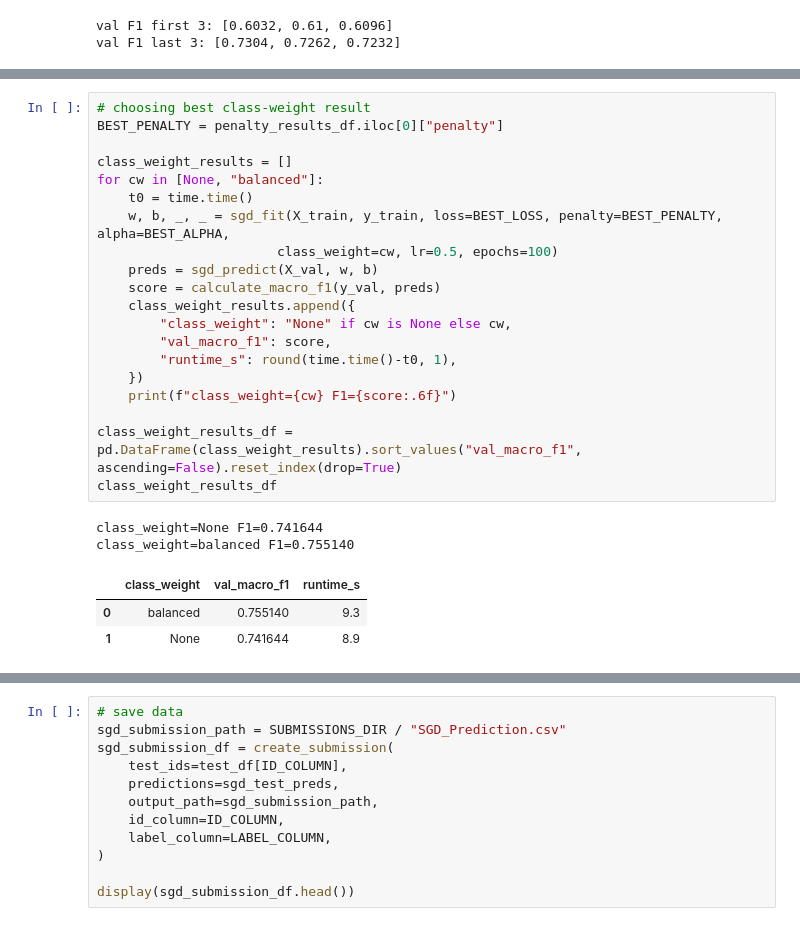
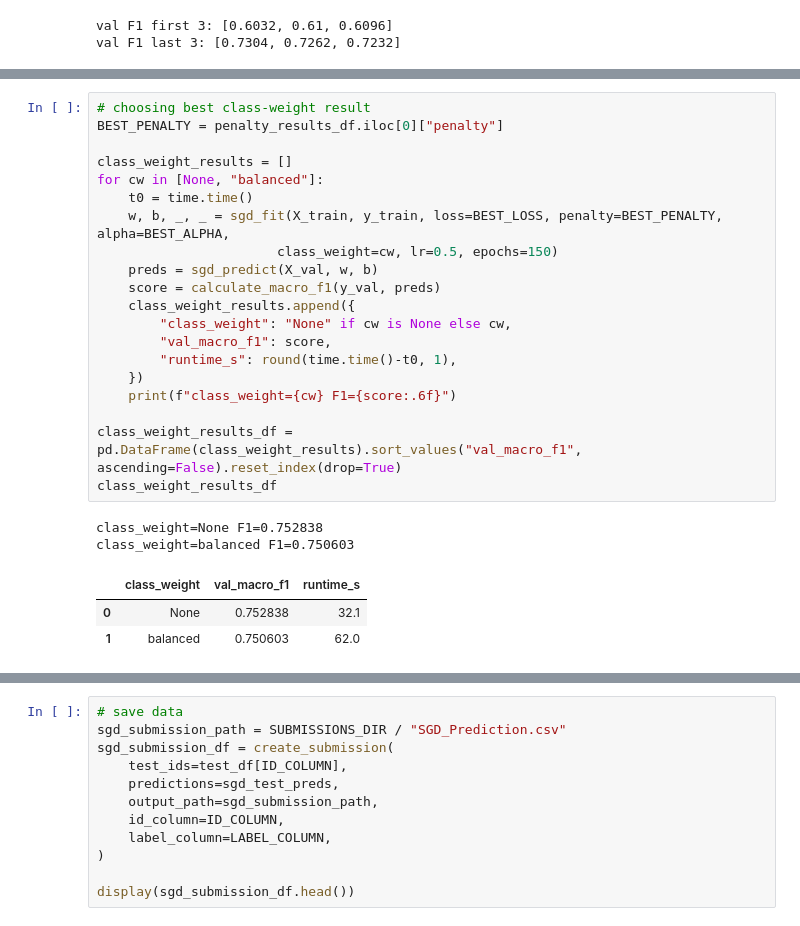
Before and after one commit to lav-22/TheHomiesML, a Jupyter notebook: notebooks/sgd_nb_from_scratch.ipynb, the cells around one changed output, grey strips where cells are left out. Saved outputs shown, nothing was run; the diff lists cells and outputs as text.

```diff
--- a/notebooks/sgd_nb_from_scratch.ipynb
+++ b/notebooks/sgd_nb_from_scratch.ipynb
@@ -411,29 +435,29 @@ penalty=elasticnet   F1=0.755140
 # %%
 # choosing best class-weight result
 BEST_PENALTY = penalty_results_df.iloc[0]["penalty"]
 
 class_weight_results = []
 for cw in [None, "balanced"]:
     t0 = time.time()
     w, b, _, _ = sgd_fit(X_train, y_train, loss=BEST_LOSS, penalty=BEST_PENALTY, alpha=BEST_ALPHA,
-                       class_weight=cw, lr=0.5, epochs=100)
+                       class_weight=cw, lr=0.5, epochs=150)
     preds = sgd_predict(X_val, w, b)
     score = calculate_macro_f1(y_val, preds)
     class_weight_results.append({
         "class_weight": "None" if cw is None else cw,
         "val_macro_f1": score,
         "runtime_s": round(time.time()-t0, 1),
     })
     print(f"class_weight={cw} F1={score:.6f}")
 
 class_weight_results_df = pd.DataFrame(class_weight_results).sort_values("val_macro_f1", ascending=False).reset_index(drop=True)
 class_weight_results_df
 # %% [output]
-class_weight=None F1=0.741644
-class_weight=balanced F1=0.755140
+class_weight=None F1=0.752838
+class_weight=balanced F1=0.750603
 |  | class_weight | val_macro_f1 | runtime_s |
-| 0 | balanced | 0.755140 | 9.3 |
-| 1 | None | 0.741644 | 8.9 |
+| 0 | None | 0.752838 | 32.1 |
+| 1 | balanced | 0.750603 | 62.0 |
 # %%
 # build model using best parameters
 BEST_CLASS_WEIGHT = class_weight_results_df.iloc[0]["class_weight"]
```
Also changed, not shown: parts of 9 cells of this notebook, 1 other file.
